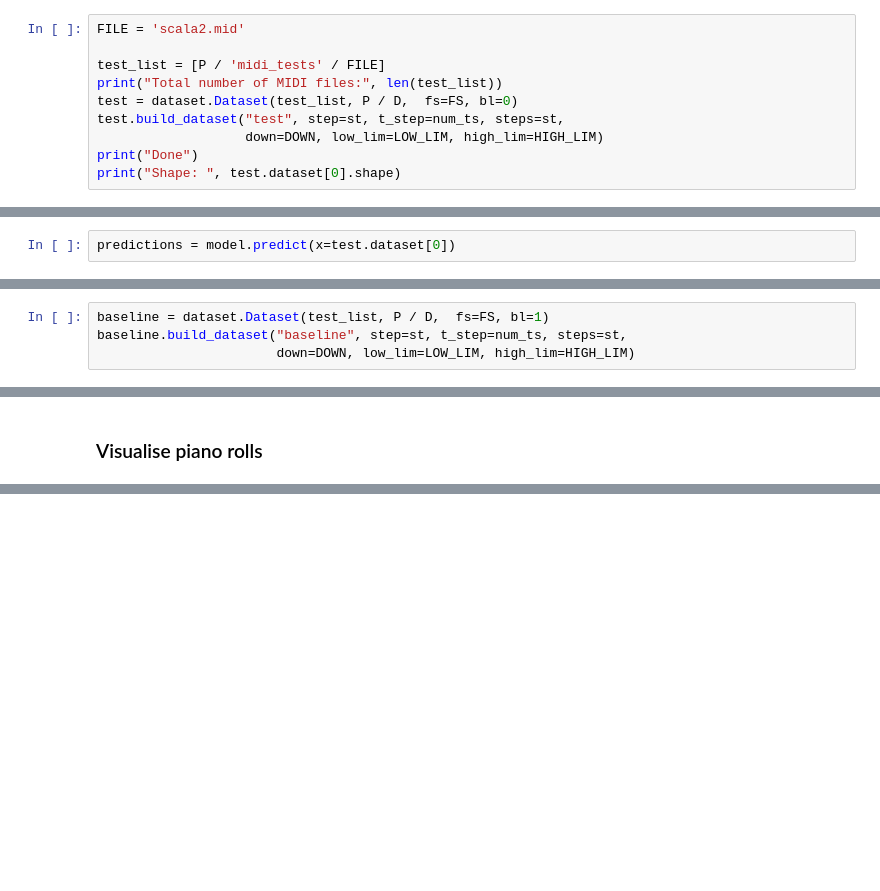
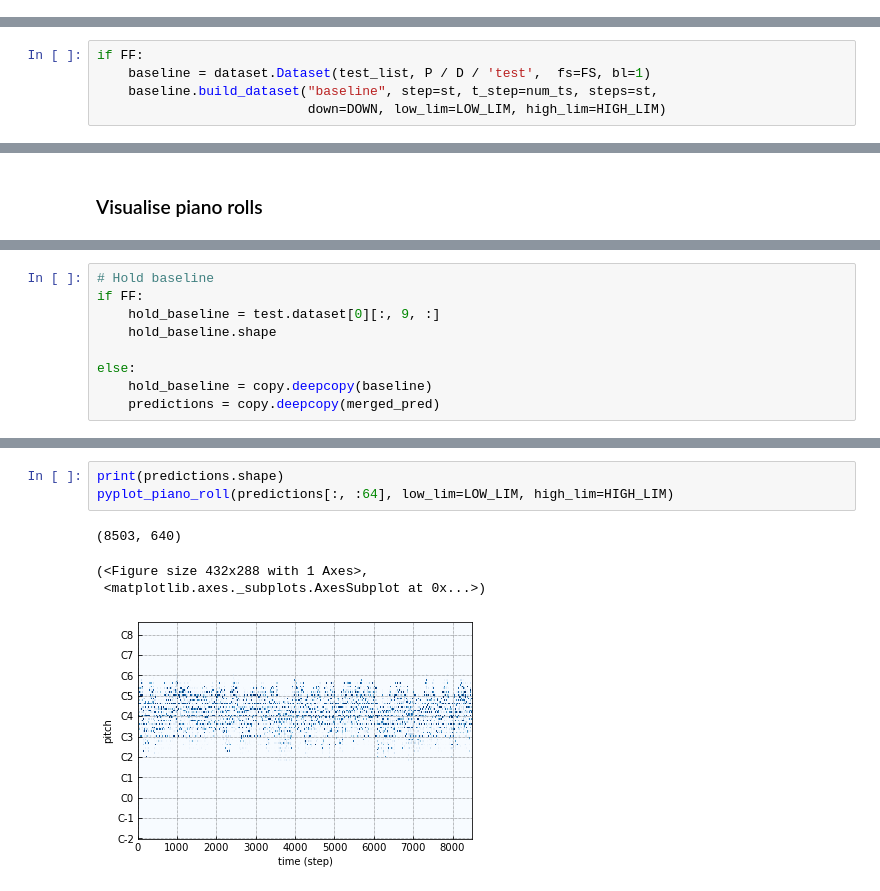
Before and after one commit to paolo-26/NMP, a Jupyter notebook: visual_tests.ipynb, the cells around one changed output, grey strips where cells are left out. Saved outputs shown, nothing was run; the diff lists cells and outputs as text; blank space fills up the shorter version.

```diff
--- a/visual_tests.ipynb
+++ b/visual_tests.ipynb
@@ -48,12 +97,2 @@ model.summary()
 # %% [markdown]
 ### Load midi file
-# %%
-FILE = 'scala2.mid'
-
-test_list = [P / 'midi_tests' / FILE]
-print("Total number of MIDI files:", len(test_list))
-test = dataset.Dataset(test_list, P / D,  fs=FS, bl=0)
-test.build_dataset("test", step=st, t_step=num_ts, steps=st,
-                   down=DOWN, low_lim=LOW_LIM, high_lim=HIGH_LIM)
-print("Done")
-print("Shape: ", test.dataset[0].shape)
@@ -60,4 +139,2 @@ print("Shape: ", test.dataset[0].shape)
 # %% [markdown]
 ### Make predictions
-# %%
-predictions = model.predict(x=test.dataset[0])
@@ -64,6 +178,7 @@ predictions = model.predict(x=test.dataset[0])
 # %% [markdown]
 ### Build baseline
 # %%
-baseline = dataset.Dataset(test_list, P / D,  fs=FS, bl=1)
-baseline.build_dataset("baseline", step=st, t_step=num_ts, steps=st,
-                       down=DOWN, low_lim=LOW_LIM, high_lim=HIGH_LIM)
+if FF:
+    baseline = dataset.Dataset(test_list, P / D / 'test',  fs=FS, bl=1)
+    baseline.build_dataset("baseline", step=st, t_step=num_ts, steps=st,
+                           down=DOWN, low_lim=LOW_LIM, high_lim=HIGH_LIM)
@@ -118,0 +380,9 @@ plt.ylim(LOW_LIM, HIGH_LIM)
+# %%
+# Hold baseline
+if FF:
+    hold_baseline = test.dataset[0][:, 9, :]
+    hold_baseline.shape
+
+else:
+    hold_baseline = copy.deepcopy(baseline)
+    predictions = copy.deepcopy(merged_pred)
@@ -118,0 +397,8 @@ plt.ylim(LOW_LIM, HIGH_LIM)
+# %%
+print(predictions.shape)
+pyplot_piano_roll(predictions[:, :64], low_lim=LOW_LIM, high_lim=HIGH_LIM)
+# %% [output]
+(8503, 640)
+(<Figure size 432x288 with 1 Axes>,
+ <matplotlib.axes._subplots.AxesSubplot at 0x...>)
+[figure, added]
```
Also changed, not shown: parts of 37 cells of this notebook.
